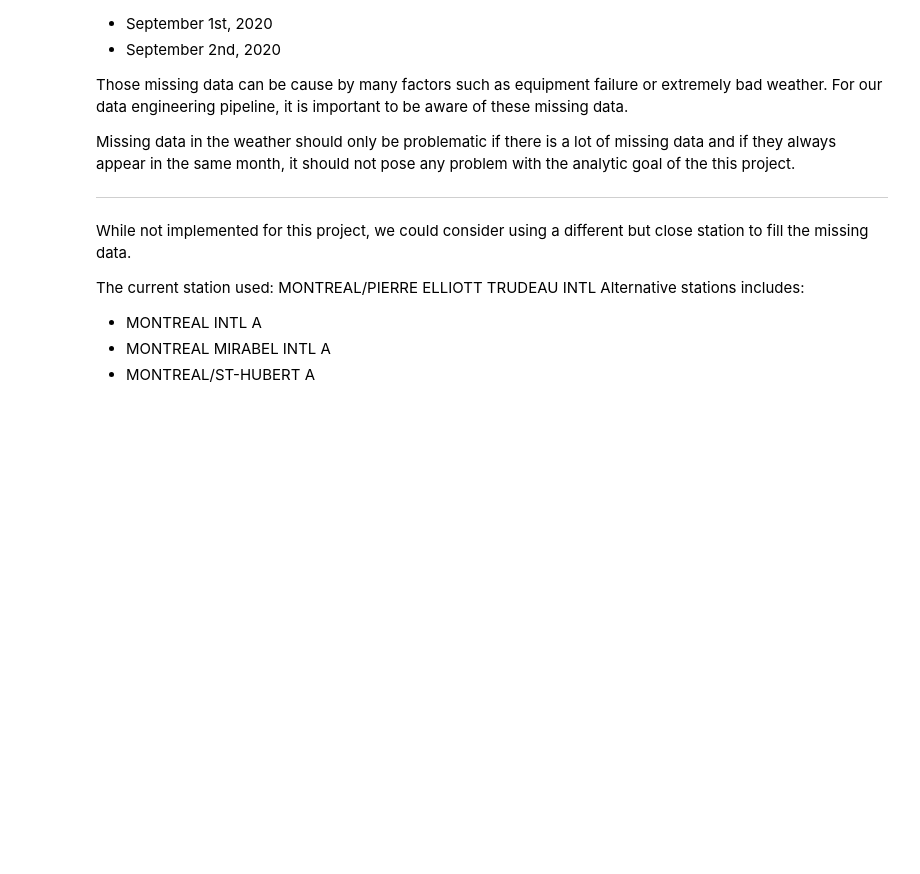
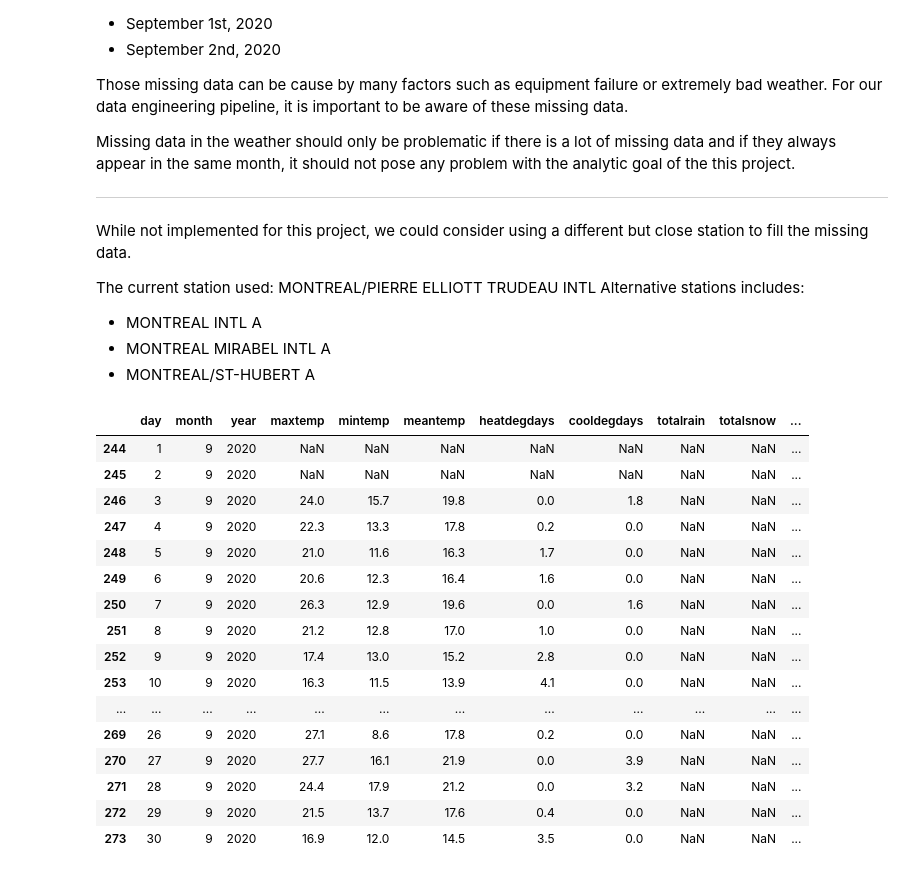
Before and after one commit to Rammen/BIXI_Project, a Jupyter notebook: data_exploration.ipynb, the cells around one changed output. Saved outputs shown, nothing was run; the diff lists cells and outputs as text; code cells hidden in the pictures; blank space fills up the shorter version.

```diff
--- a/data_exploration.ipynb
+++ b/data_exploration.ipynb
@@ -272,3 +290,23 @@ Alternative stations includes:
 - MONTREAL INTL A
 - MONTREAL MIRABEL INTL A
 - MONTREAL/ST-HUBERT A
+# %%
+weather.loc[weather['month']==9]
+# %% [output]
+|  | day | month | year | maxtemp | mintemp | meantemp | heatdegdays | cooldegdays | totalrain | totalsnow | ... |
+| 244 | 1 | 9 | 2020 | NaN | NaN | NaN | NaN | NaN | NaN | NaN | ... |
+| 245 | 2 | 9 | 2020 | NaN | NaN | NaN | NaN | NaN | NaN | NaN | ... |
+| 246 | 3 | 9 | 2020 | 24.0 | 15.7 | 19.8 | 0.0 | 1.8 | NaN | NaN | ... |
+| 247 | 4 | 9 | 2020 | 22.3 | 13.3 | 17.8 | 0.2 | 0.0 | NaN | NaN | ... |
+| 248 | 5 | 9 | 2020 | 21.0 | 11.6 | 16.3 | 1.7 | 0.0 | NaN | NaN | ... |
+| 249 | 6 | 9 | 2020 | 20.6 | 12.3 | 16.4 | 1.6 | 0.0 | NaN | NaN | ... |
+| 250 | 7 | 9 | 2020 | 26.3 | 12.9 | 19.6 | 0.0 | 1.6 | NaN | NaN | ... |
+| 251 | 8 | 9 | 2020 | 21.2 | 12.8 | 17.0 | 1.0 | 0.0 | NaN | NaN | ... |
+| 252 | 9 | 9 | 2020 | 17.4 | 13.0 | 15.2 | 2.8 | 0.0 | NaN | NaN | ... |
+| 253 | 10 | 9 | 2020 | 16.3 | 11.5 | 13.9 | 4.1 | 0.0 | NaN | NaN | ... |
+| ... | ... | ... | ... | ... | ... | ... | ... | ... | ... | ... | ... |
+| 269 | 26 | 9 | 2020 | 27.1 | 8.6 | 17.8 | 0.2 | 0.0 | NaN | NaN | ... |
+| 270 | 27 | 9 | 2020 | 27.7 | 16.1 | 21.9 | 0.0 | 3.9 | NaN | NaN | ... |
+| 271 | 28 | 9 | 2020 | 24.4 | 17.9 | 21.2 | 0.0 | 3.2 | NaN | NaN | ... |
+| 272 | 29 | 9 | 2020 | 21.5 | 13.7 | 17.6 | 0.4 | 0.0 | NaN | NaN | ... |
+| 273 | 30 | 9 | 2020 | 16.9 | 12.0 | 14.5 | 3.5 | 0.0 | NaN | NaN | ... |
```
Also changed, not shown: parts of 3 cells of this notebook, 3 other files.
